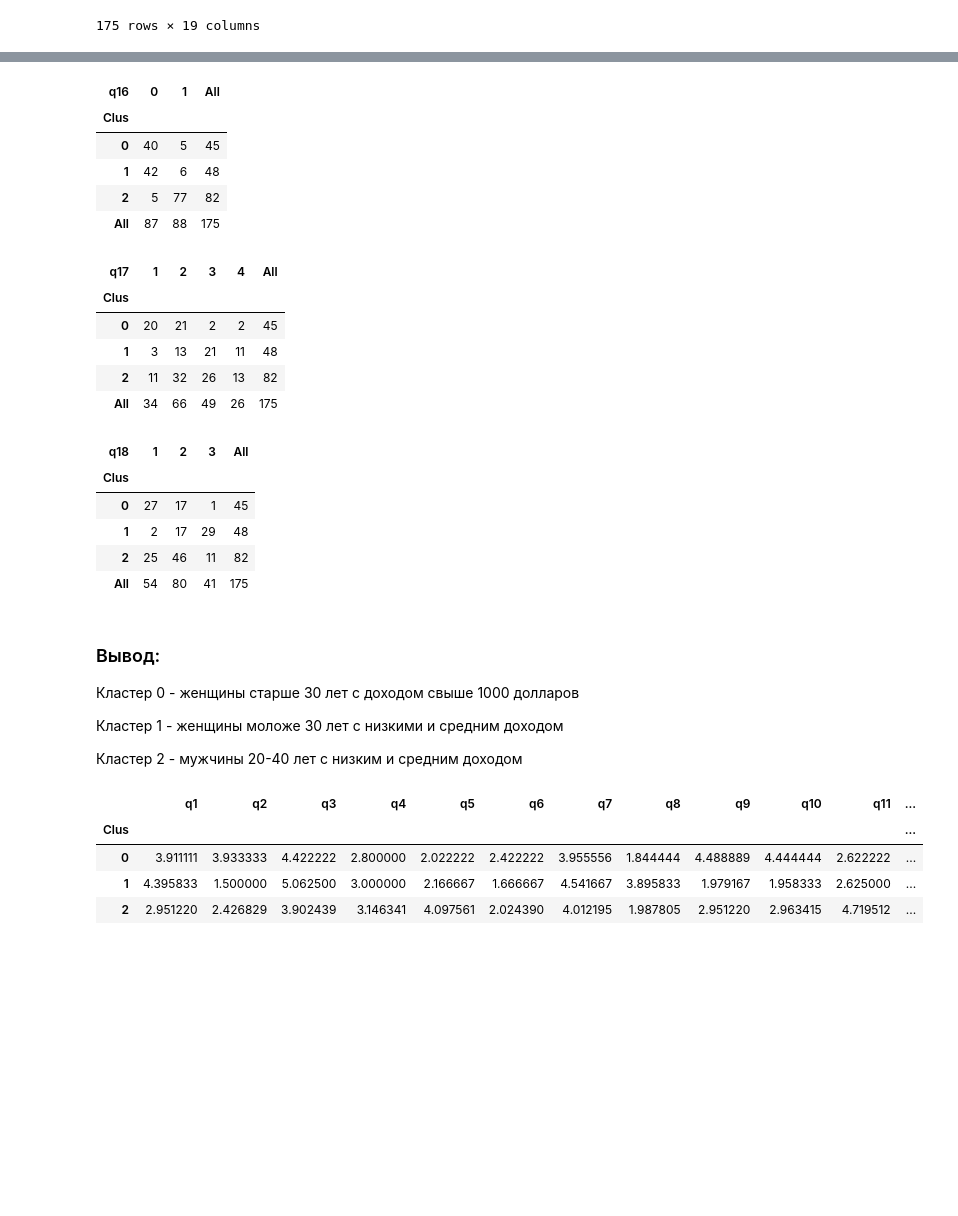
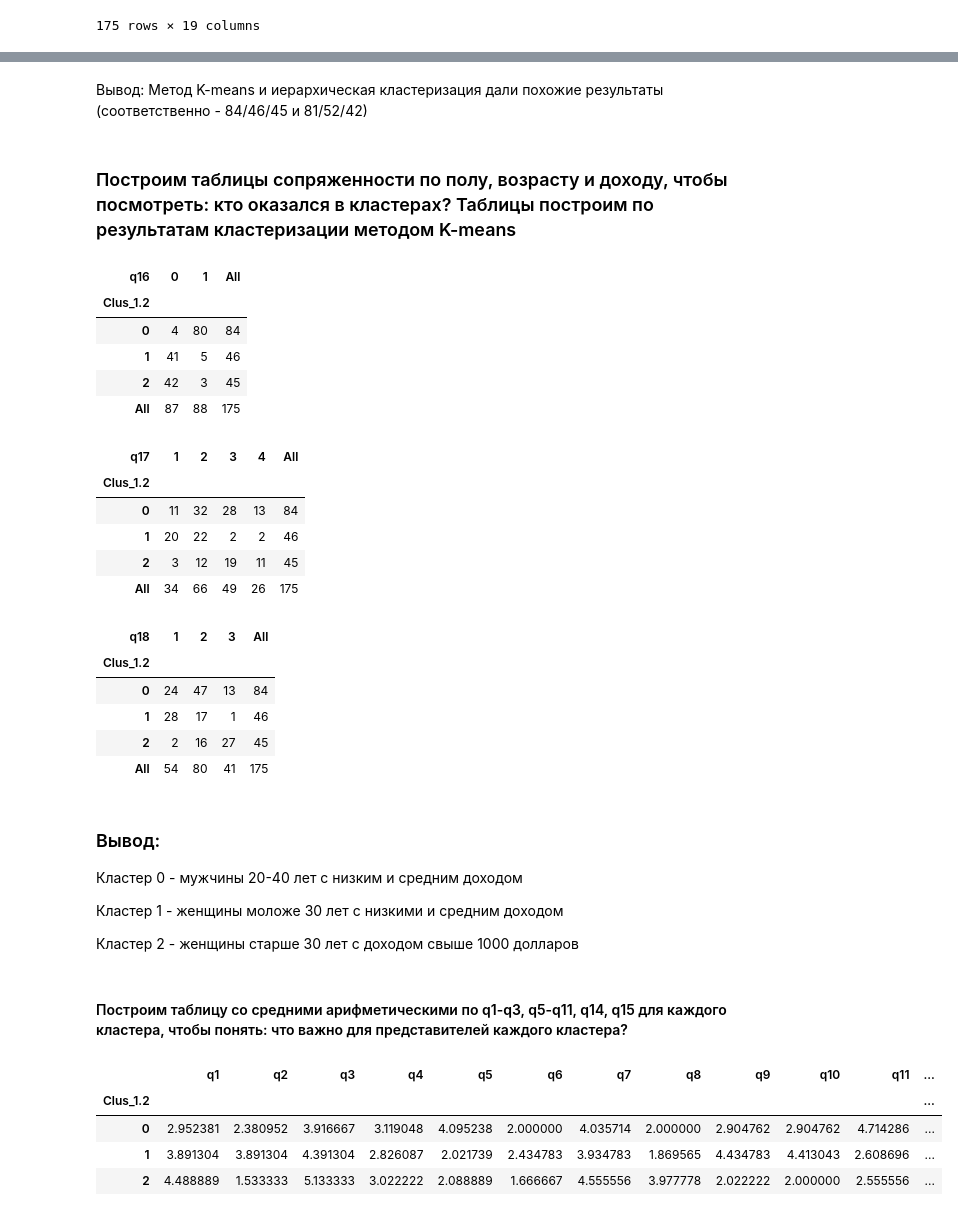
Before and after one commit to Alex-Akulich/Data-analysis-with-Python, a Jupyter notebook: 2_K-means_cluster_analysis/k_means_clustering_desserts.ipynb, the cells around one changed output, grey strips where cells are left out. Cells and saved outputs as stored; diff of their text form; code cells hidden in the pictures; blank space fills up the shorter version.

Commit message:
K-means cluster analysis

```diff
--- a/2_K-means_cluster_analysis/k_means_clustering_desserts.ipynb
+++ b/2_K-means_cluster_analysis/k_means_clustering_desserts.ipynb
@@ -127,0 +299,8 @@ Name: Clus, dtype: int64
+# %%
+# Кластеризация методом K-means
+from sklearn.cluster import KMeans
+clusterNum = 3
+k_means = KMeans(init='k-means++', n_clusters=clusterNum,n_init=12)
+k_means.fit(X2)
+labels=k_means.labels_
+print(labels)
@@ -127,0 +313,4 @@ Name: Clus, dtype: int64
+# %%
+# Добавление в исходный набор данных полученной переменной, которая указывает принадлежность к кластеру
+df['Clus_1.2']=labels # добавится колонка с отнесением покупателей на кластеры
+df
@@ -129,7 +344,7 @@ Name: Clus, dtype: int64
 # Кластеризация методом иерархической кластеризации (методом Уорда)
 from sklearn.cluster import AgglomerativeClustering
 hc = AgglomerativeClustering(n_clusters = 3, affinity = 'euclidean', linkage = 'ward')
-clus_2 = hc.fit_predict(X)
+clus_2 = hc.fit_predict(X2)
 # %%
 print(clus_2)
 # %% [output]
@@ -141,5 +356,5 @@ print(clus_2)
 # %%
 # Добавление в исходный набор данных полученной переменной, которая указывает принадлежность к кластеру
-df['Clus_2']=labels # добавится колонка с отнесением покупателей на кластеры
+df['Clus_2']=clus_2 # добавится колонка с отнесением покупателей на кластеры
 df
 # %% [output]
@@ -166,49 +381,55 @@ df['Clus_2'].value_counts()
 Name: Clus_2, dtype: int64
+# %% [markdown]
+Вывод: Метод K-means и иерархическая кластеризация дали похожие результаты (соответственно - 84/46/45 и 81/52/42)
+# %% [markdown]
+### Построим таблицы сопряженности по полу, возрасту и доходу, чтобы посмотреть: кто оказался в кластерах? Таблицы построим по результатам кластеризации методом K-means
 # %%
 # таблица сопряженности между переменными "пол" и "номер кластера"
-pd.crosstab(df['Clus'], df['q16'], margins=True)
+pd.crosstab(df['Clus_1.2'], df['q16'], margins=True)
 # %% [output]
 | q16 | 0 | 1 | All |
-| Clus |  |  |  |
-| 0 | 40 | 5 | 45 |
-| 1 | 42 | 6 | 48 |
-| 2 | 5 | 77 | 82 |
+| Clus_1.2 |  |  |  |
+| 0 | 4 | 80 | 84 |
+| 1 | 41 | 5 | 46 |
+| 2 | 42 | 3 | 45 |
 | All | 87 | 88 | 175 |
 # %%
 # таблица сопряженности между переменными "возраст" и "номер кластера"
-pd.crosstab(df['Clus'], df['q17'], margins=True)
+pd.crosstab(df['Clus_1.2'], df['q17'], margins=True)
 # %% [output]
 | q17 | 1 | 2 | 3 | 4 | All |
-| Clus |  |  |  |  |  |
-| 0 | 20 | 21 | 2 | 2 | 45 |
-| 1 | 3 | 13 | 21 | 11 | 48 |
-| 2 | 11 | 32 | 26 | 13 | 82 |
+| Clus_1.2 |  |  |  |  |  |
+| 0 | 11 | 32 | 28 | 13 | 84 |
+| 1 | 20 | 22 | 2 | 2 | 46 |
+| 2 | 3 | 12 | 19 | 11 | 45 |
 | All | 34 | 66 | 49 | 26 | 175 |
 # %%
 # таблица сопряженности между переменными "личный доход" и "номер кластера"
-pd.crosstab(df['Clus'], df['q18'], margins=True)
+pd.crosstab(df['Clus_1.2'], df['q18'], margins=True)
 # %% [output]
 | q18 | 1 | 2 | 3 | All |
-| Clus |  |  |  |  |
-| 0 | 27 | 17 | 1 | 45 |
-| 1 | 2 | 17 | 29 | 48 |
-| 2 | 25 | 46 | 11 | 82 |
+| Clus_1.2 |  |  |  |  |
+| 0 | 24 | 47 | 13 | 84 |
+| 1 | 28 | 17 | 1 | 46 |
+| 2 | 2 | 16 | 27 | 45 |
 | All | 54 | 80 | 41 | 175 |
 # %% [markdown]
 ### Вывод:
-Кластер 0 - женщины старше 30 лет с доходом свыше 1000 долларов
+Кластер 0 - мужчины 20-40 лет с низким и средним доходом
 
 Кластер 1 - женщины моложе 30 лет с низкими и средним доходом
 
-Кластер 2 - мужчины 20-40 лет с низким и средним доходом
+Кластер 2 - женщины старше 30 лет с доходом свыше 1000 долларов
+# %% [markdown]
+#### Построим таблицу со средними арифметическими по q1-q3, q5-q11, q14, q15 для каждого кластера, чтобы понять: что важно для представителей каждого кластера?
 # %%
-# Сравнение средних оценок по каждой независимой переменной (q1-q15) для каждого кластера
-df.groupby('Clus', axis=0).mean()
+# Сравнение средних оценок по каждой независимой переменной (q1-q3, q5-q11, q14, q15) для каждого кластера
+df.groupby('Clus_1.2', axis=0).mean()
 # %% [output]
 |  | q1 | q2 | q3 | q4 | q5 | q6 | q7 | q8 | q9 | q10 | q11 | ... |
-| Clus |  |  |  |  |  |  |  |  |  |  |  | ... |
-| 0 | 3.911111 | 3.933333 | 4.422222 | 2.800000 | 2.022222 | 2.422222 | 3.955556 | 1.844444 | 4.488889 | 4.444444 | 2.622222 | ... |
-| 1 | 4.395833 | 1.500000 | 5.062500 | 3.000000 | 2.166667 | 1.666667 | 4.541667 | 3.895833 | 1.979167 | 1.958333 | 2.625000 | ... |
-| 2 | 2.951220 | 2.426829 | 3.902439 | 3.146341 | 4.097561 | 2.024390 | 4.012195 | 1.987805 | 2.951220 | 2.963415 | 4.719512 | ... |
+| Clus_1.2 |  |  |  |  |  |  |  |  |  |  |  | ... |
+| 0 | 2.952381 | 2.380952 | 3.916667 | 3.119048 | 4.095238 | 2.000000 | 4.035714 | 2.000000 | 2.904762 | 2.904762 | 4.714286 | ... |
+| 1 | 3.891304 | 3.891304 | 4.391304 | 2.826087 | 2.021739 | 2.434783 | 3.934783 | 1.869565 | 4.434783 | 4.413043 | 2.608696 | ... |
+| 2 | 4.488889 | 1.533333 | 5.133333 | 3.022222 | 2.088889 | 1.666667 | 4.555556 | 3.977778 | 2.022222 | 2.000000 | 2.555556 | ... |
 # %% [markdown]
 ### Вывод:
```
Also changed, not shown: parts of 27 cells of this notebook.
